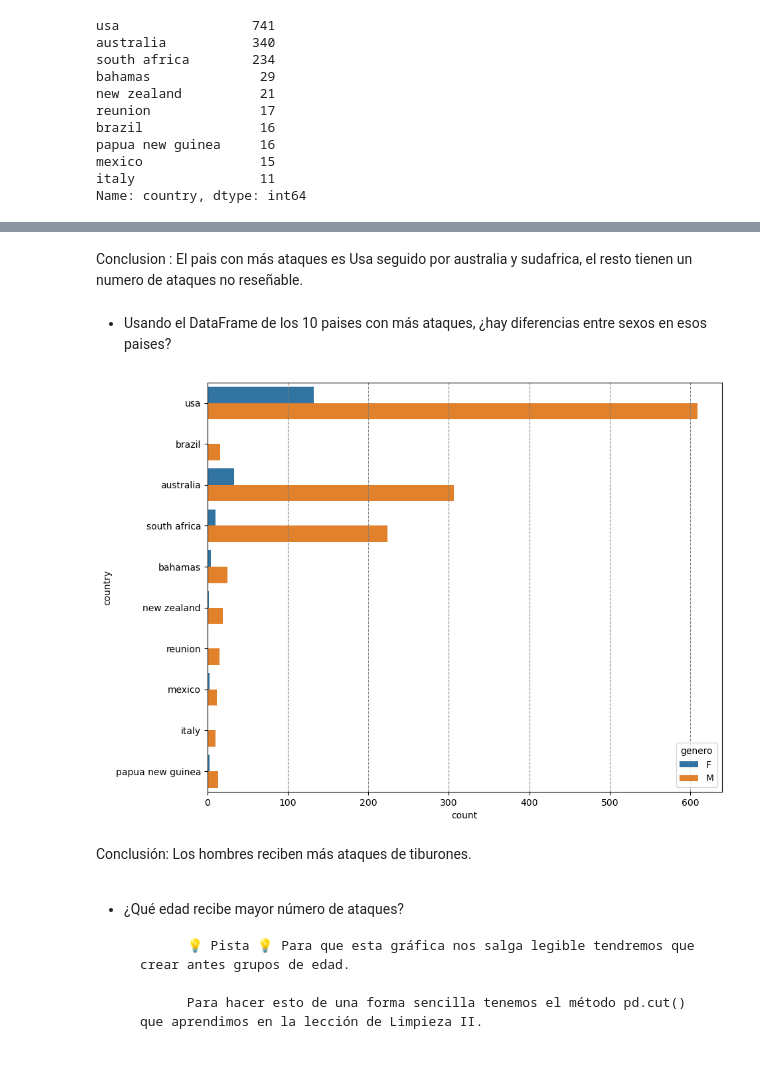
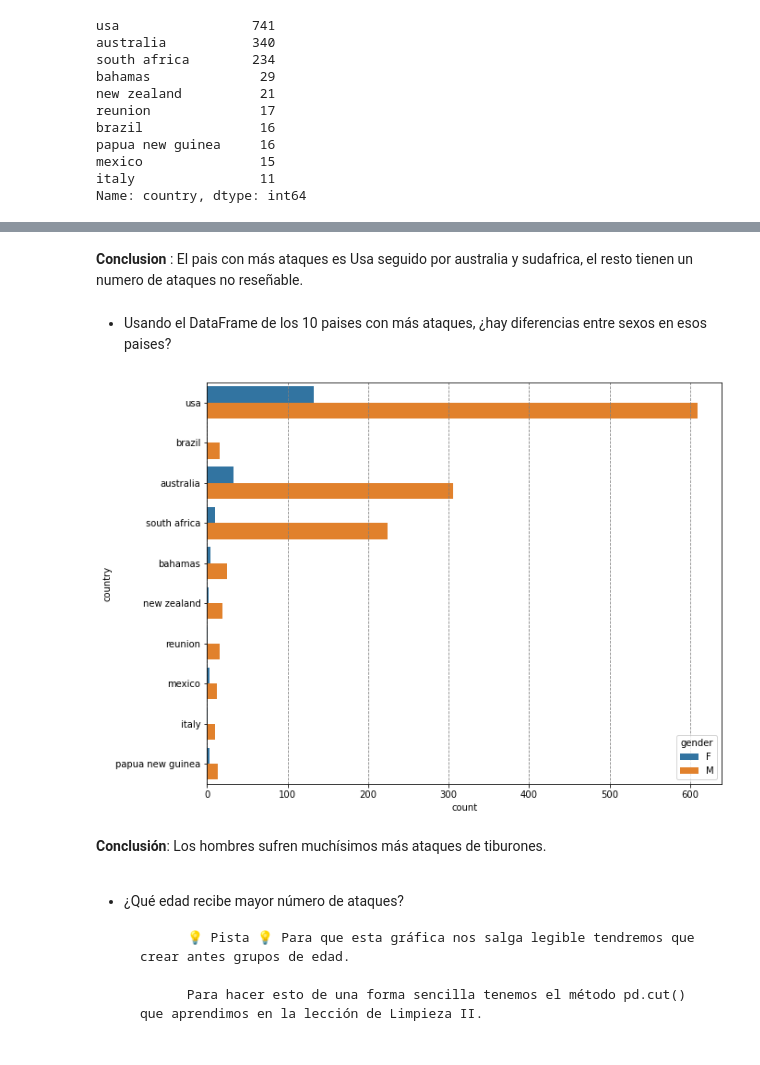
Before and after one commit to Adalab/DA-promoc-modulo-02-sprint-02-sandra-ana, a Jupyter notebook: EDA/03-EDA-3.ipynb, the cells around one changed output, grey strips where cells are left out. Cells and saved outputs as stored; diff of their text form; code cells hidden in the pictures.

```diff
--- a/EDA/03-EDA-3.ipynb
+++ b/EDA/03-EDA-3.ipynb
@@ -104,16 +92,16 @@ plt.show()
 # %% [markdown]
-Conclusion : El pais con más ataques es Usa seguido por australia y sudafrica, el resto tienen un numero de ataques no reseñable.
+**Conclusion** : El pais con más ataques es Usa seguido por australia y sudafrica, el resto tienen un numero de ataques no reseñable.
 # %% [markdown]
 - Usando el DataFrame de los 10 paises con más ataques, ¿hay diferencias entre sexos en esos paises?
 # %%
 plt.figure()
-sns.countplot(y = "country", data = df_p_10, hue = 'genero')
+sns.countplot(y = "country", data = df_p_10, hue = 'gender')
 plt.grid(axis = 'x', color = 'gray', linestyle = 'dashed')
 plt.show()
 # %% [output]
-[figure, old version]
+[figure, new version]
 # %% [markdown]
-Conclusión: Los hombres reciben más ataques de tiburones.
+**Conclusión**: Los hombres sufren muchísimos más ataques de tiburones.
 # %% [markdown]
 - ¿Qué edad recibe mayor número de ataques?
 
```
Also changed, not shown: parts of 16 cells of this notebook, 11 other files.
